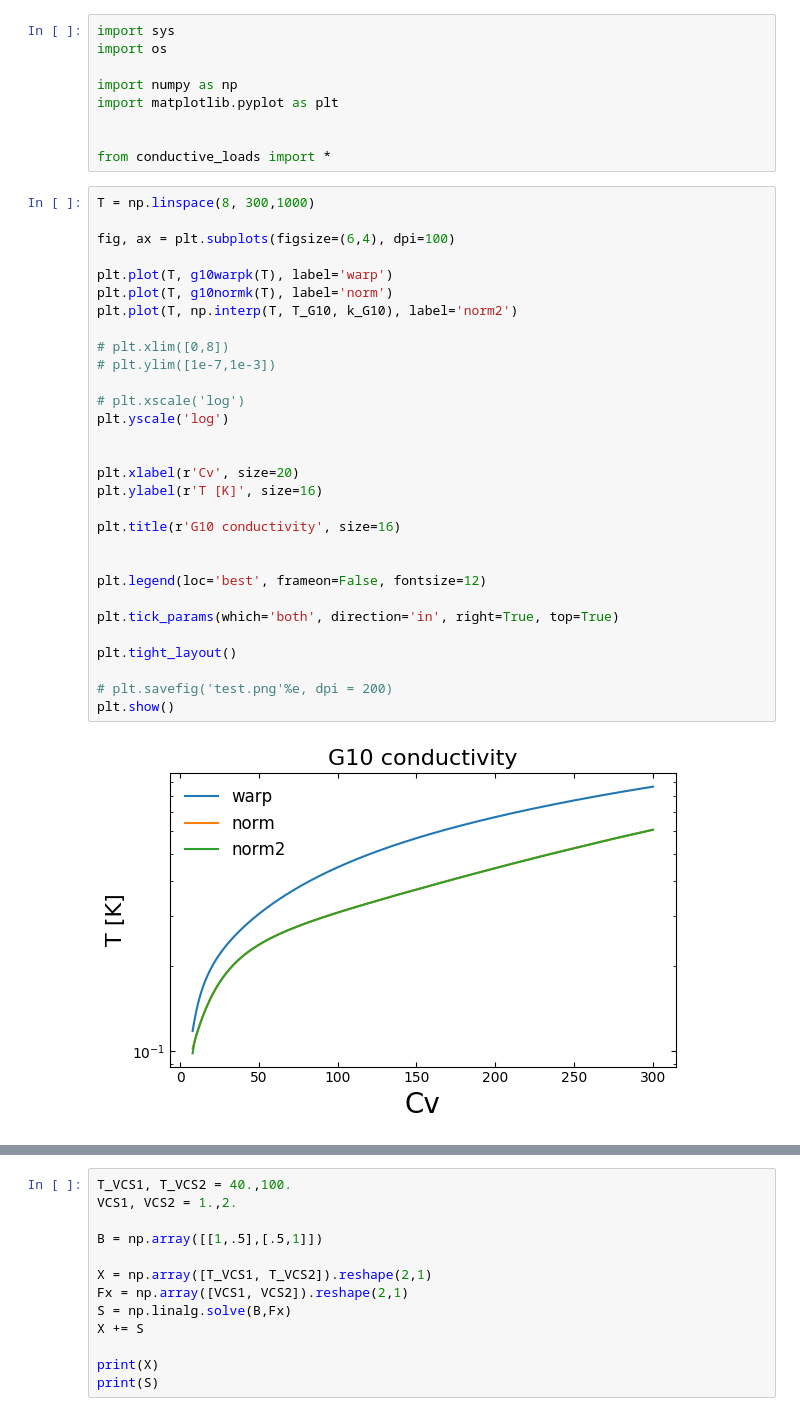
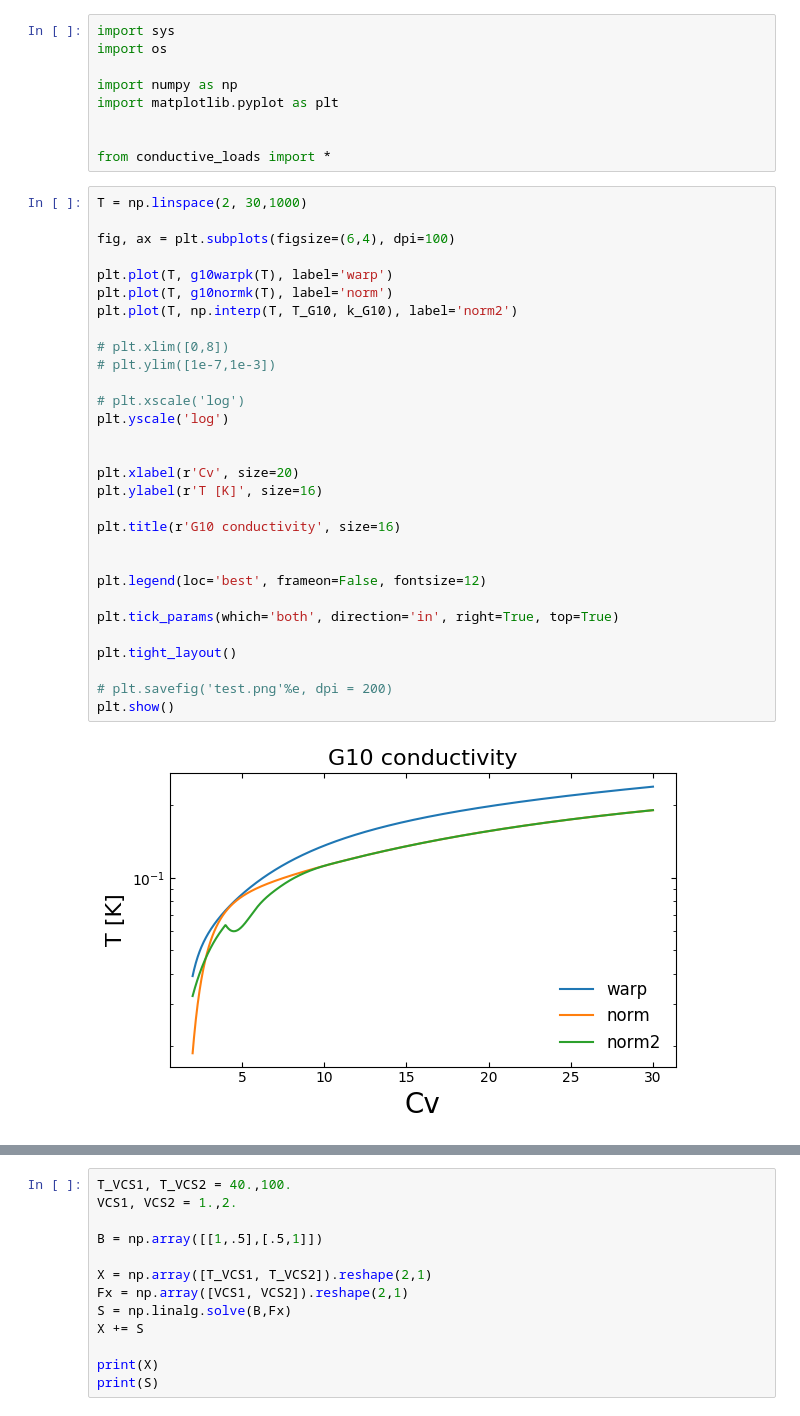
Before and after one commit to tim-balloon/CryoModel, a Jupyter notebook: test.ipynb, the cells around one changed output, grey strips where cells are left out. Drawn from its saved outputs; the diff is of its cells as text.

```diff
--- a/test.ipynb
+++ b/test.ipynb
@@ -8,34 +8,34 @@ import matplotlib.pyplot as plt
 
 from conductive_loads import *
 # %%
-T = np.linspace(8, 300,1000)
+T = np.linspace(2, 30,1000)
 
 fig, ax = plt.subplots(figsize=(6,4), dpi=100)
 
 plt.plot(T, g10warpk(T), label='warp')
 plt.plot(T, g10normk(T), label='norm')
 plt.plot(T, np.interp(T, T_G10, k_G10), label='norm2')
 
 # plt.xlim([0,8])
 # plt.ylim([1e-7,1e-3])
 
 # plt.xscale('log')
 plt.yscale('log')
 
 
 plt.xlabel(r'Cv', size=20)
 plt.ylabel(r'T [K]', size=16)
 
 plt.title(r'G10 conductivity', size=16)
 
 
 plt.legend(loc='best', frameon=False, fontsize=12)
 
 plt.tick_params(which='both', direction='in', right=True, top=True)
 
 plt.tight_layout()
 
 # plt.savefig('test.png'%e, dpi = 200)
 plt.show()
 # %% [output]
-[figure, old version]
+[figure, new version]
```
Also changed, not shown: parts of 3 cells of this notebook, 6 other files.
